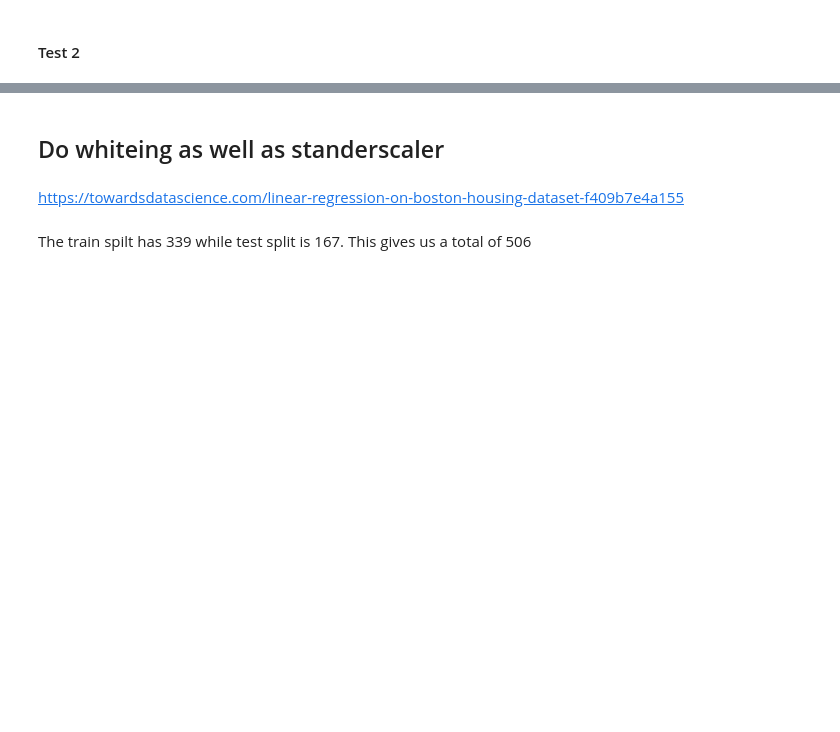
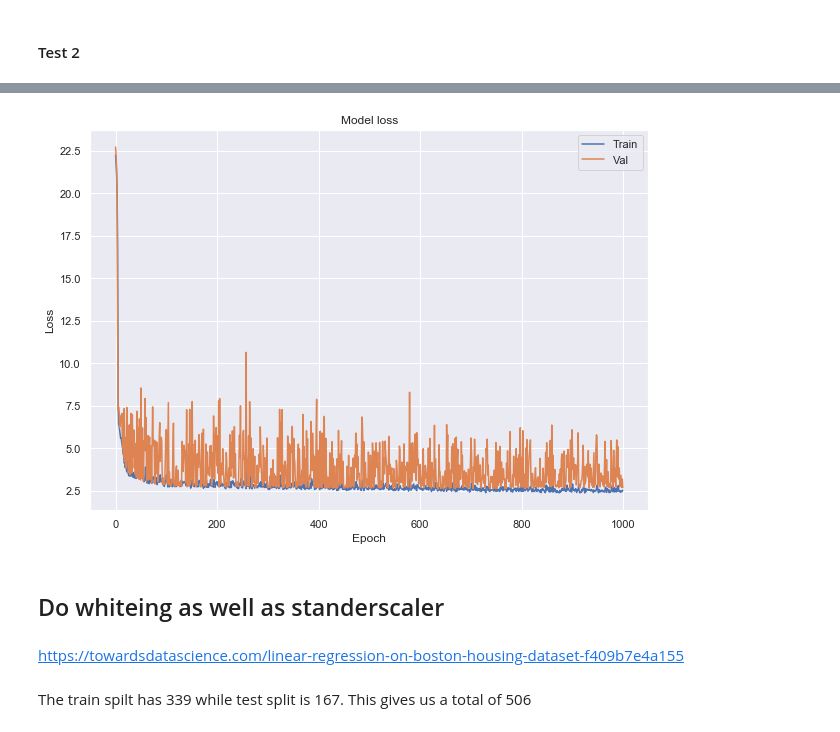
Before and after one commit to JohnADeady/ML-S-Project, a Jupyter notebook: Boston House Prices.ipynb, the cells around one changed output, grey strips where cells are left out. Drawn from its saved outputs; the diff is of its cells as text; code cells hidden in the pictures; blank space fills up the shorter version.

```diff
--- a/Boston House Prices.ipynb
+++ b/Boston House Prices.ipynb
@@ -502,13 +500,18 @@ Epoch 100/100
 # %%
 # Build neural network
-# Create a new neural network.
-m = kr.models.Sequential()
-
+m2 = kr.models.Sequential()
 
 # Add layers to your model
-m.add(Dense(10, input_dim=4, activation='relu'))
-m.add(Dense(5, activation='relu'))
-m.add(Dense(1, activation='softmax'))
+m2.add(Dense(32, input_dim=4, activation='relu'))
 
-# Compile model
-m.compile(optimizer='adam',loss='mean_squared_error')
+#Hidden layer
+m2.add(Dense(64, activation='relu'))
+m2.add(Dense(128, activation='relu'))
+
+#Output
+m2.add(Dense(1, activation='linear'))
+
+# Compile the network :
+m2.compile(loss='mean_absolute_error', optimizer='sgd')
+
+history2 = m2.fit(X_train, Y_train, validation_data=(X_test,Y_test), epochs=1000, batch_size=32, verbose=1)
@@ -521,2 +561,13 @@ history = m.fit(X_train, Y_train, validation_data=(X_test,Y_test), epochs=10, ba
+# %%
+#Create a plot showing
+plt.plot(history2.history['loss'])
+plt.plot(history2.history['val_loss'])
+plt.title('Model loss')
+plt.ylabel('Loss')
+plt.xlabel('Epoch')
+plt.legend(['Train', 'Val'], loc='upper right')
+plt.show()
+# %% [output]
+[figure, added]
 # %%
 #https://hackernoon.com/build-your-first-neural-network-to-predict-house-prices-with-keras-3fb0839680f4
```
Also changed, not shown: parts of 31 cells of this notebook.
